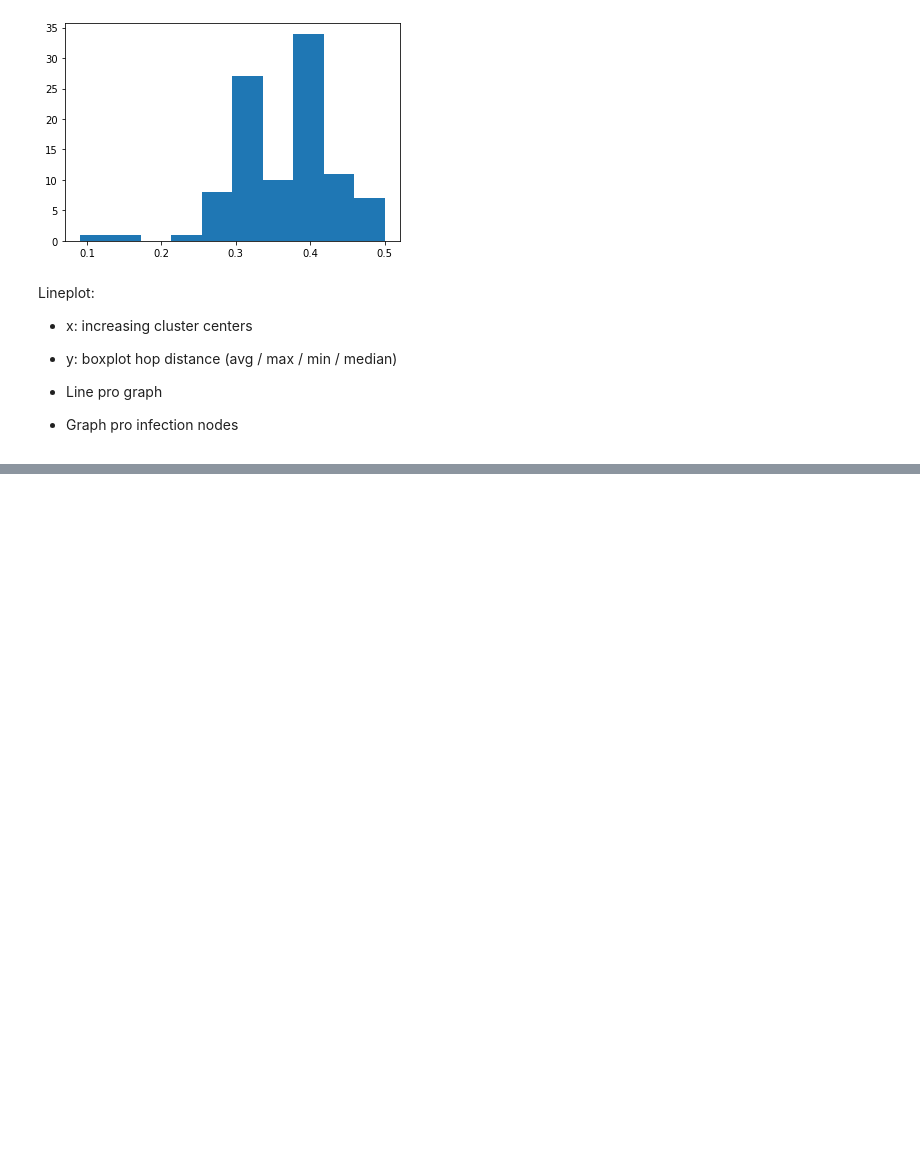
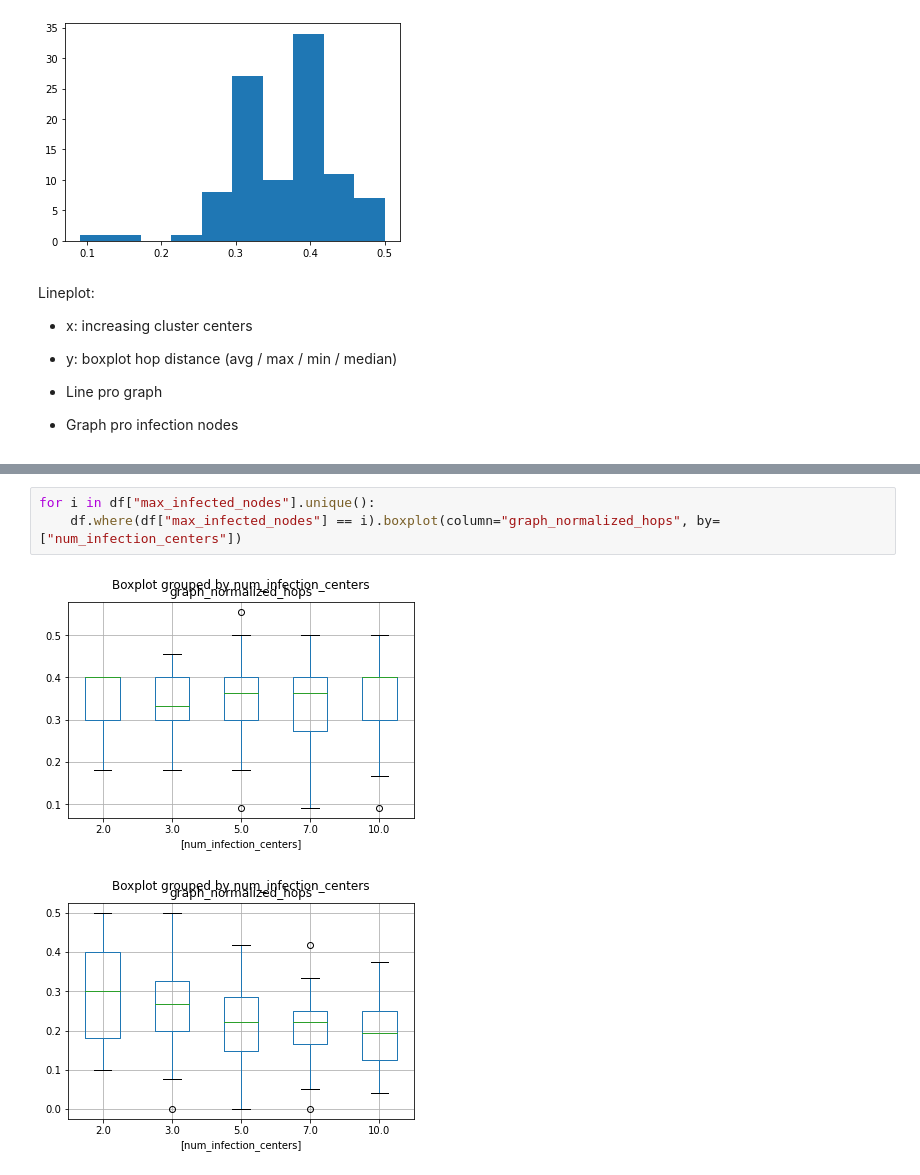
Before and after one commit to Paulpanther/info-flow, a Jupyter notebook: Multiple rumours evaluation.ipynb, the cells around one changed output, grey strips where cells are left out. Saved outputs shown, nothing was run; the diff lists cells and outputs as text; blank space fills up the shorter version.

```diff
--- a/Multiple rumours evaluation.ipynb
+++ b/Multiple rumours evaluation.ipynb
@@ -299,0 +394,6 @@ Lineplot:
+# %%
+for i in df["max_infected_nodes"].unique():
+    df.where(df["max_infected_nodes"] == i).boxplot(column="graph_normalized_hops", by=["num_infection_centers"])
+# %% [output]
+[figure, added]
+[figure, added]
```
Also changed, not shown: parts of 17 cells of this notebook, 3 other files.
